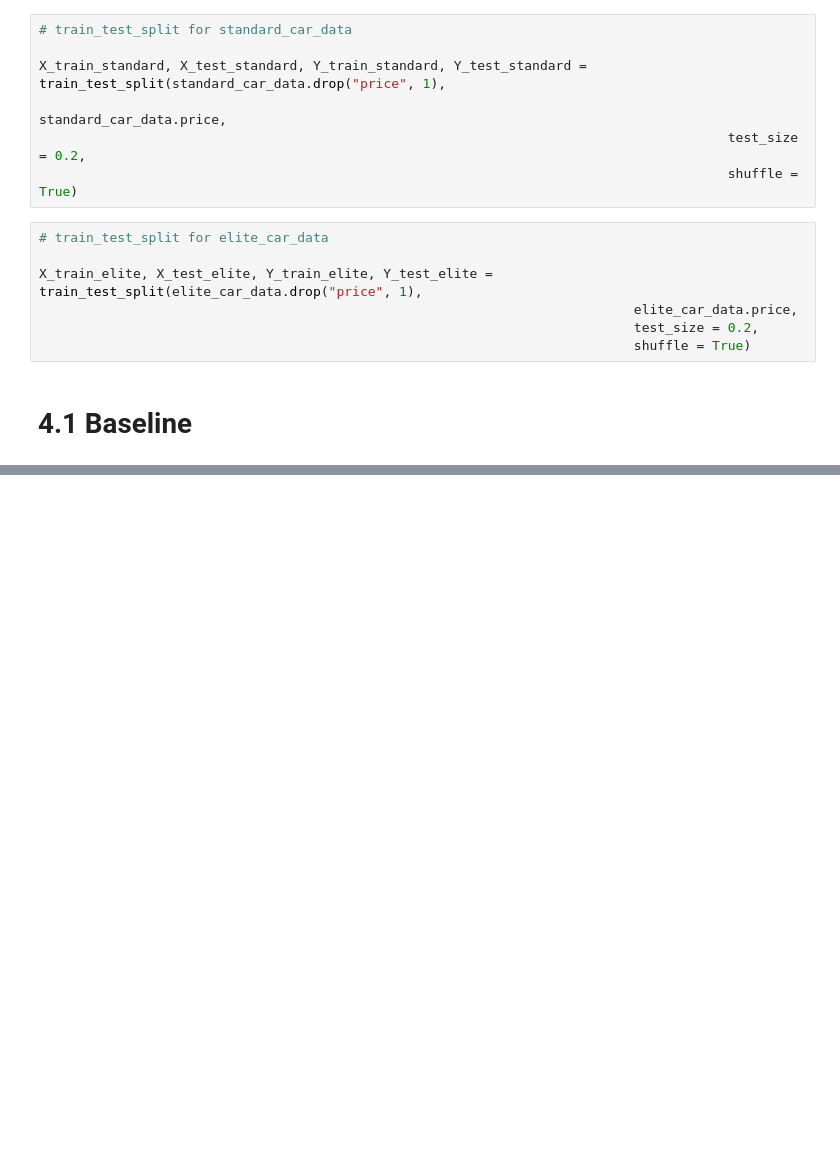
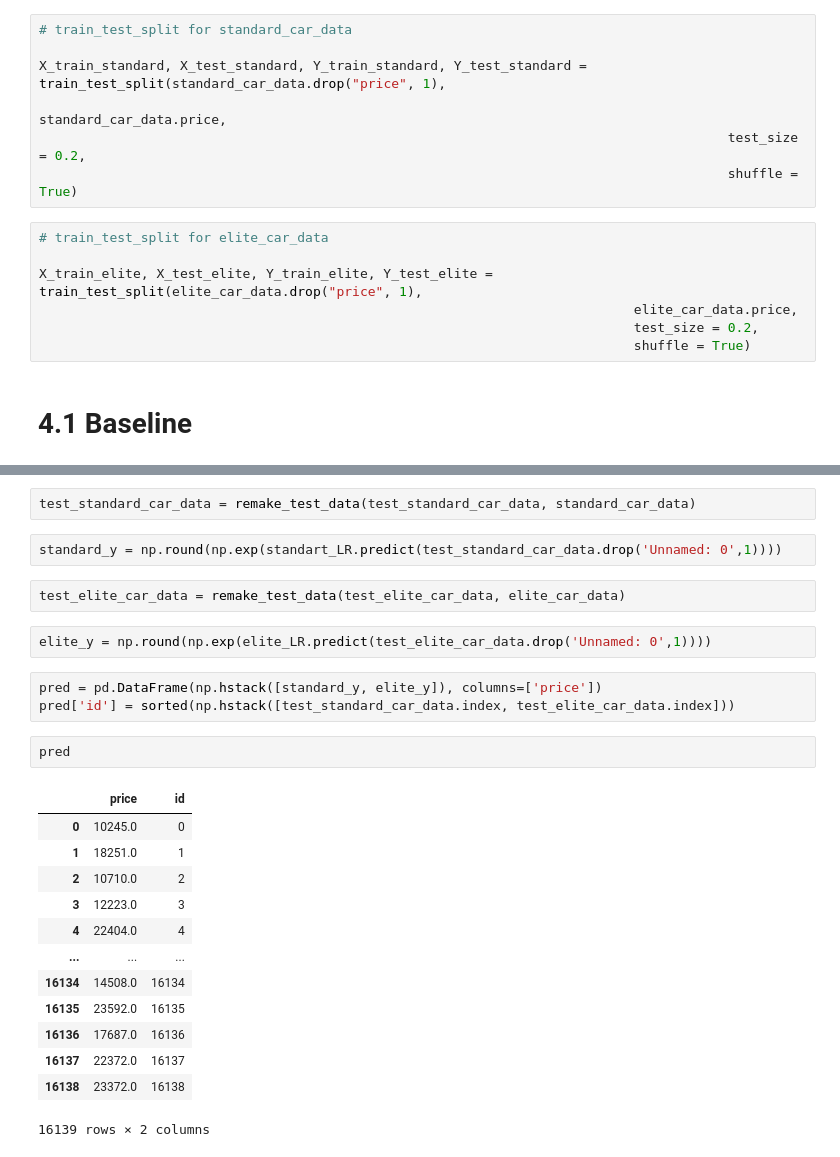
Before and after one commit to Zhenich2510/car_price, a Jupyter notebook: car_price/car_price.ipynb, the cells around one changed output, grey strips where cells are left out. Cells and saved outputs as stored; diff of their text form; blank space fills up the shorter version.

Commit message:
Added 'Predict'

```diff
--- a/car_price/car_price.ipynb
+++ b/car_price/car_price.ipynb
@@ -337,0 +496,27 @@ MAE(Y_test_elite, elite_LR.predict(X_test_elite.drop('Unnamed: 0', 1)))
+# %%
+test_standard_car_data = remake_test_data(test_standard_car_data, standard_car_data)
+# %%
+standard_y = np.round(np.exp(standart_LR.predict(test_standard_car_data.drop('Unnamed: 0',1))))
+# %%
+test_elite_car_data = remake_test_data(test_elite_car_data, elite_car_data)
+# %%
+elite_y = np.round(np.exp(elite_LR.predict(test_elite_car_data.drop('Unnamed: 0',1))))
+# %%
+pred = pd.DataFrame(np.hstack([standard_y, elite_y]), columns=['price'])
+pred['id'] = sorted(np.hstack([test_standard_car_data.index, test_elite_car_data.index]))
+# %%
+pred
+# %% [output]
+|  | price | id |
+| 0 | 10245.0 | 0 |
+| 1 | 18251.0 | 1 |
+| 2 | 10710.0 | 2 |
+| 3 | 12223.0 | 3 |
+| 4 | 22404.0 | 4 |
+| ... | ... | ... |
+| 16134 | 14508.0 | 16134 |
+| 16135 | 23592.0 | 16135 |
+| 16136 | 17687.0 | 16136 |
+| 16137 | 22372.0 | 16137 |
+| 16138 | 23372.0 | 16138 |
+16139 rows × 2 columns
```
Also changed, not shown: parts of 34 cells of this notebook.
